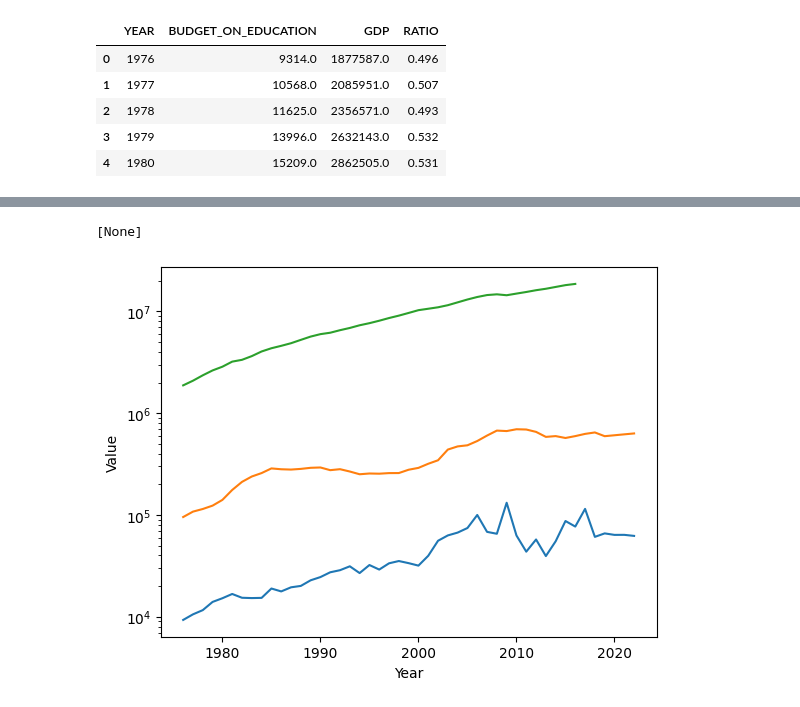
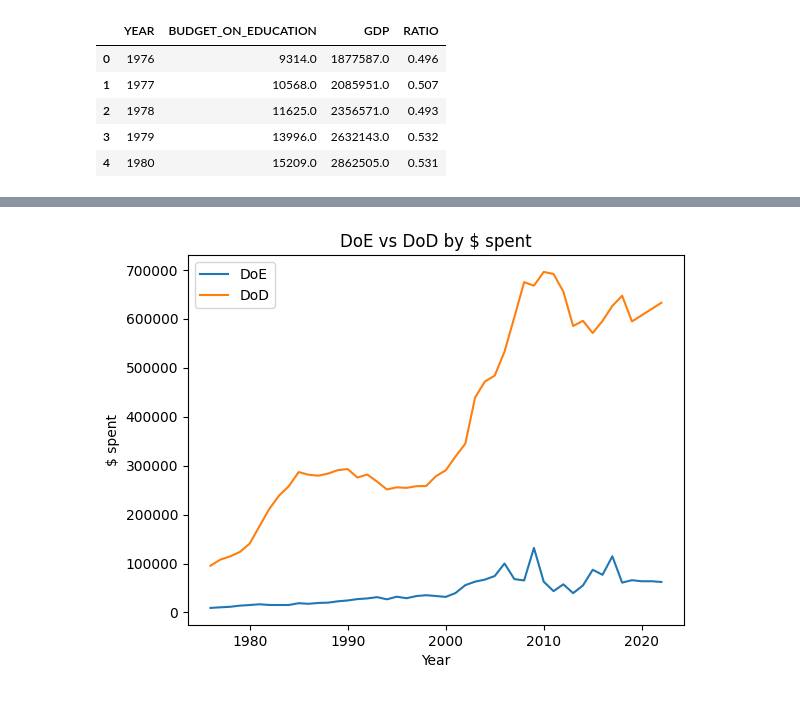
Before and after one commit to R3353/dighum100-project, a Jupyter notebook: education.ipynb, the cells around one changed output, grey strips where cells are left out. Saved outputs shown, nothing was run; the diff lists cells and outputs as text; code cells hidden in the pictures.

Commit message:
added graphs

```diff
--- a/education.ipynb
+++ b/education.ipynb
@@ -5,8 +5,8 @@ import seaborn as sns
 import numpy as np
 # %%
 #dfs = pd.read_csv('~/Downloads/health.csv')
-budget = pd.read_csv('~/Downloads/usa-education-budget-analysis_zip/data/budget_csv.csv')
-data = pd.read_csv('~/Downloads/usa-education-budget-analysis_zip/data/data_csv.csv')
+budget = pd.read_csv('usa-education-budget-analysis_zip/data/budget_csv.csv')
+data = pd.read_csv('usa-education-budget-analysis_zip/data/data_csv.csv')
 # %%
 budget.head()
 #sns.lineplot(data=budget, x='Year', y='Value')
@@ -50,14 +50,12 @@ array(['Legislative Branch', 'Judicial Branch',
 # %%
 fig, ax = plt.subplots()
 education = budget[budget['Name'] == 'Department of Education']
-sns.lineplot(data=education, x='Year', y='Value')
+sns.lineplot(data=education, x='Year', y='Value', label='DoE')
 defense = budget[budget['Name'] == 'Department of Defense--Military Programs']
-sns.lineplot(data=defense, x='Year', y='Value', ax=ax)
-
-
-
-
-sns.lineplot(data=data, x='YEAR', y='GDP', ax=ax)
+sns.lineplot(data=defense, x='Year', y='Value', ax=ax, label='DoD')
+ax.set_ylabel("$ spent")
+ax.set_title("DoE vs DoD by $ spent");
+#sns.lineplot(data=data, x='YEAR', y='GDP', ax=ax)
+plt.savefig('DoE vs DoD by $ spent.png')
 # %% [output]
-[None]
-[figure, old version]
+[figure, new version]
```
Also changed, not shown: parts of 4 cells of this notebook, 6 other files.
